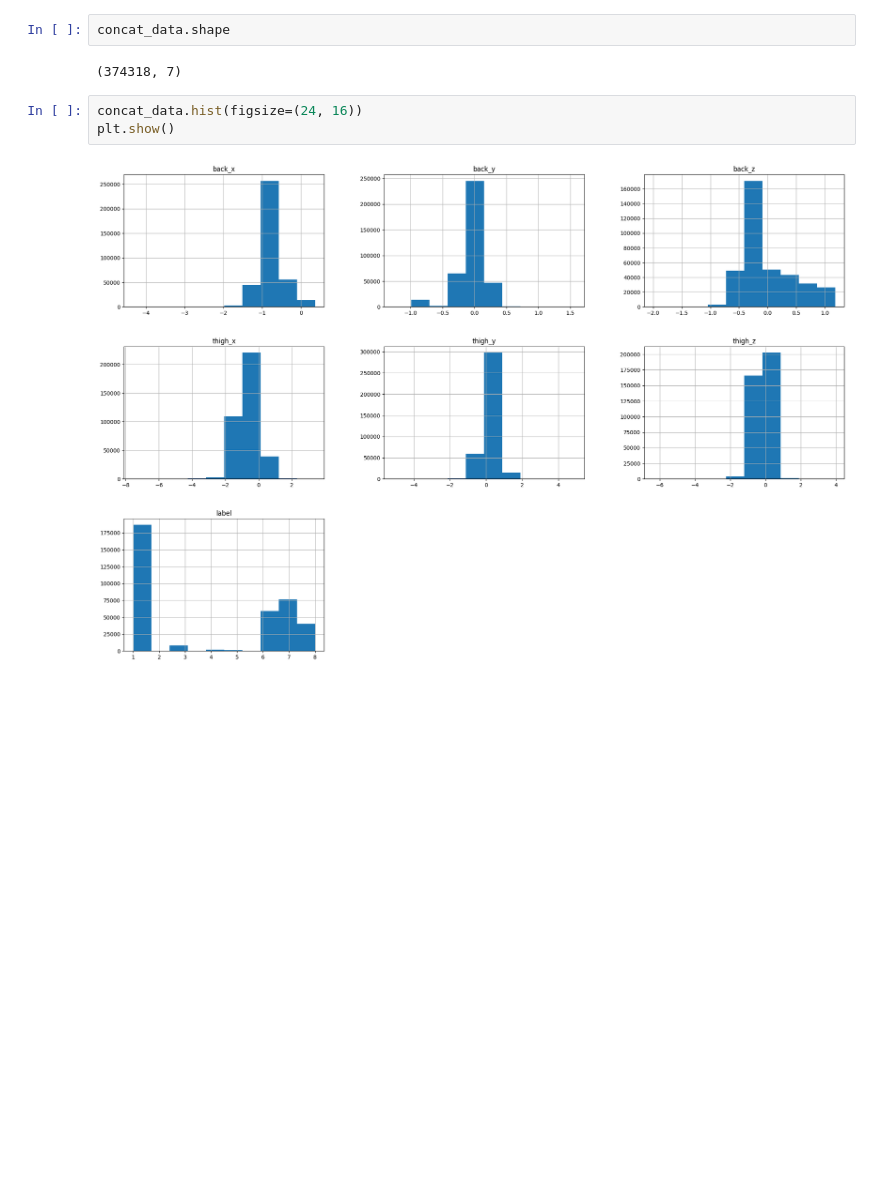
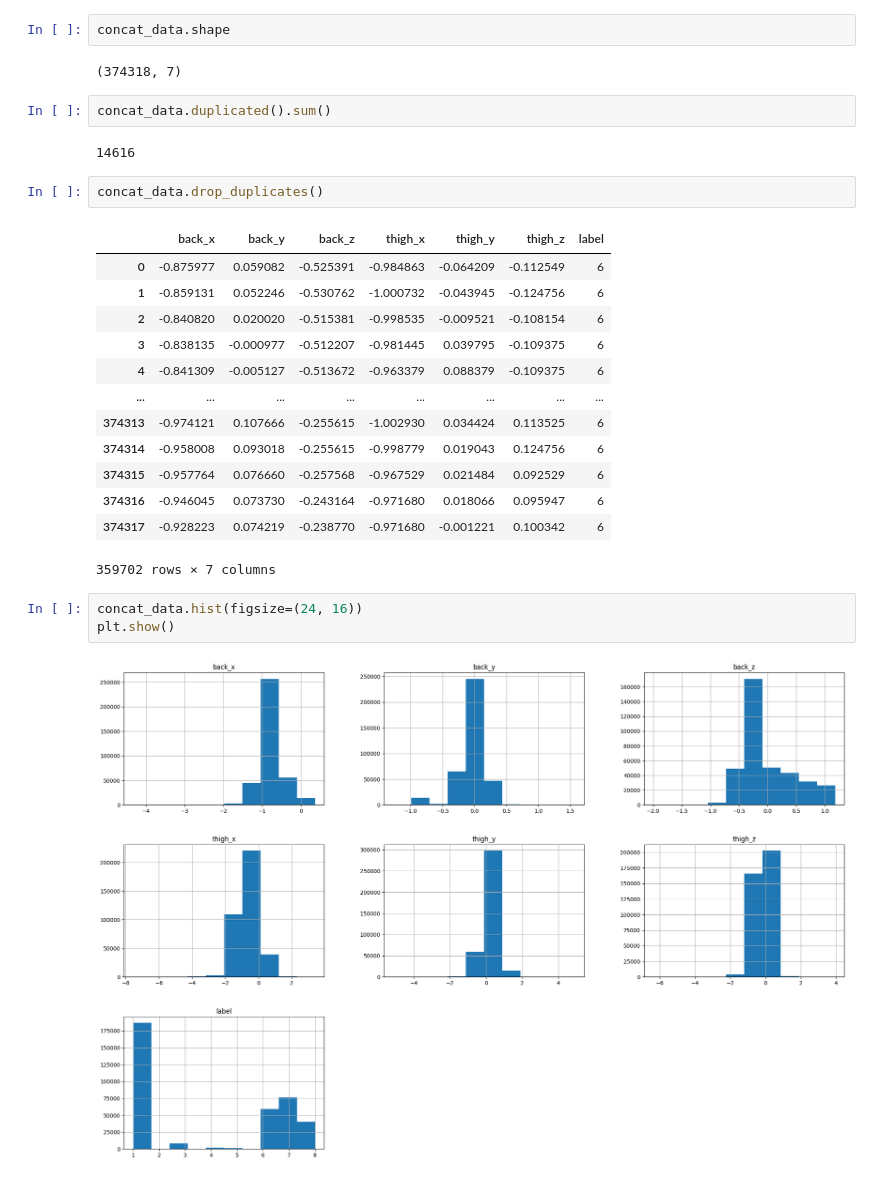
Before and after one commit to Miguel-Graham/Movement-Classifier, a Jupyter notebook: FINAL_PROJECT_NOTEBOOK.ipynb, the cells around one changed output. Saved outputs shown, nothing was run; the diff lists cells and outputs as text; blank space fills up the shorter version.

```diff
--- a/FINAL_PROJECT_NOTEBOOK.ipynb
+++ b/FINAL_PROJECT_NOTEBOOK.ipynb
@@ -171,6 +149,26 @@ concat_data.describe()
 concat_data.shape
 # %% [output]
 (374318, 7)
+# %%
+concat_data.duplicated().sum()
+# %% [output]
+14616
+# %%
+concat_data.drop_duplicates()
+# %% [output]
+|  | back_x | back_y | back_z | thigh_x | thigh_y | thigh_z | label |
+| 0 | -0.875977 | 0.059082 | -0.525391 | -0.984863 | -0.064209 | -0.112549 | 6 |
+| 1 | -0.859131 | 0.052246 | -0.530762 | -1.000732 | -0.043945 | -0.124756 | 6 |
+| 2 | -0.840820 | 0.020020 | -0.515381 | -0.998535 | -0.009521 | -0.108154 | 6 |
+| 3 | -0.838135 | -0.000977 | -0.512207 | -0.981445 | 0.039795 | -0.109375 | 6 |
+| 4 | -0.841309 | -0.005127 | -0.513672 | -0.963379 | 0.088379 | -0.109375 | 6 |
+| ... | ... | ... | ... | ... | ... | ... | ... |
+| 374313 | -0.974121 | 0.107666 | -0.255615 | -1.002930 | 0.034424 | 0.113525 | 6 |
+| 374314 | -0.958008 | 0.093018 | -0.255615 | -0.998779 | 0.019043 | 0.124756 | 6 |
+| 374315 | -0.957764 | 0.076660 | -0.257568 | -0.967529 | 0.021484 | 0.092529 | 6 |
+| 374316 | -0.946045 | 0.073730 | -0.243164 | -0.971680 | 0.018066 | 0.095947 | 6 |
+| 374317 | -0.928223 | 0.074219 | -0.238770 | -0.971680 | -0.001221 | 0.100342 | 6 |
+359702 rows × 7 columns
 # %%
 concat_data.hist(figsize=(24, 16))
 plt.show()
```
Also changed, not shown: parts of 12 cells of this notebook.
